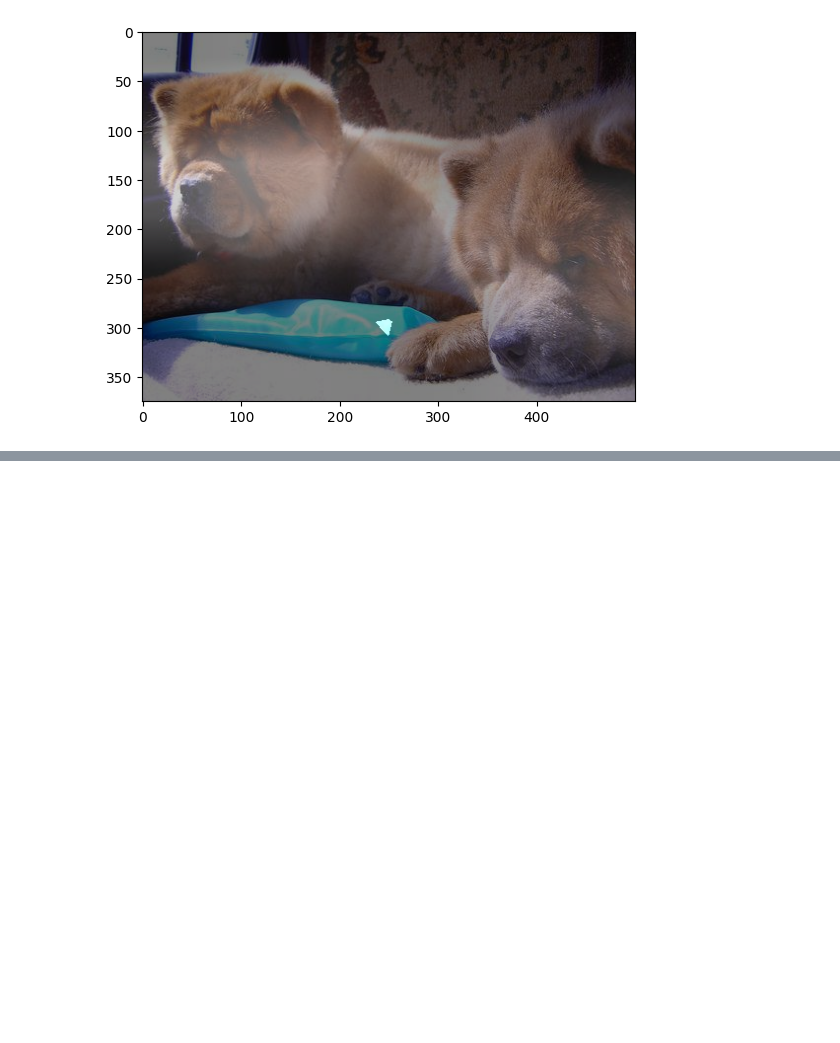
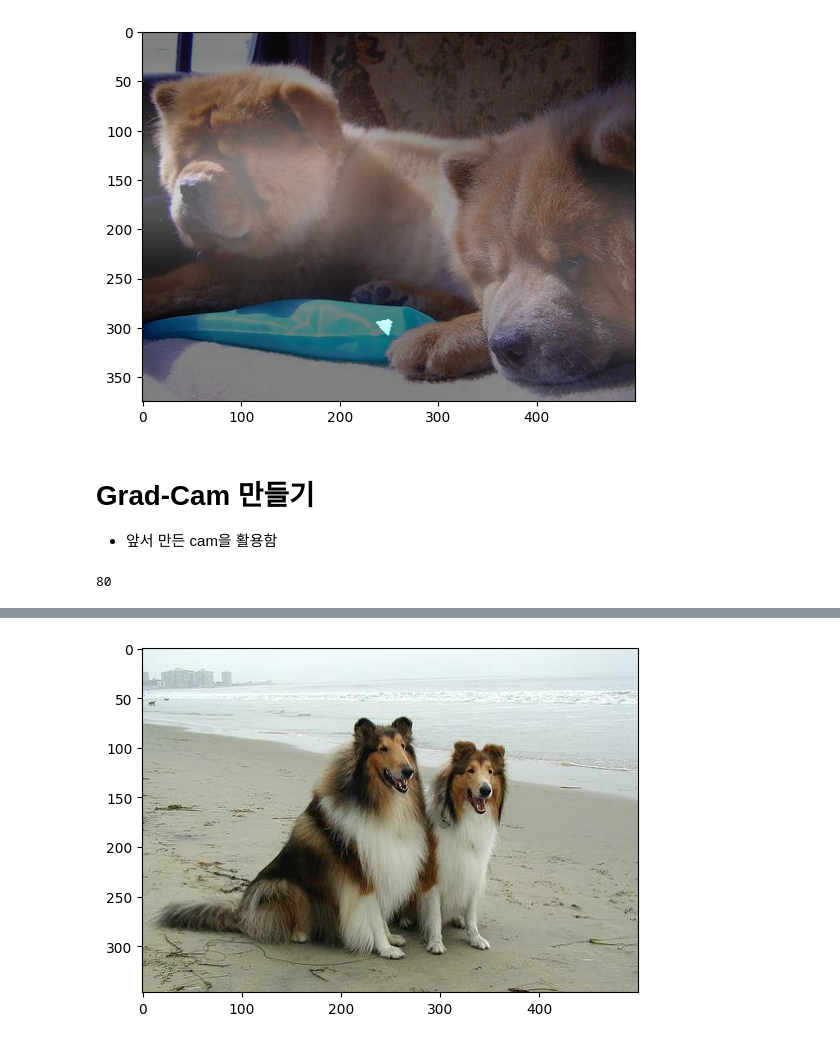
Before and after one commit to L3earl/aiffel, a Jupyter notebook: 0704_GOINGDEEPER_03/study.ipynb, the cells around one changed output, grey strips where cells are left out. Cells and saved outputs as stored; diff of their text form; code cells hidden in the pictures; blank space fills up the shorter version.

```diff
--- a/0704_GOINGDEEPER_03/study.ipynb
+++ b/0704_GOINGDEEPER_03/study.ipynb
@@ -257,3 +257,13 @@ plt.imshow(blended_image)
 plt.show()
 # %% [output]
 [figure]
+# %% [markdown]
+# Grad-Cam 만들기
+- 앞서 만든 cam을 활용함
+# %%
+item = get_one(ds_test)
+print(item['label'])
+plt.imshow(item['image'])
+plt.show()
+# %% [output]
+80
@@ -259,0 +271 @@ plt.show()
+[figure, added]
```
Also changed, not shown: parts of 29 cells of this notebook, 1 other file.
